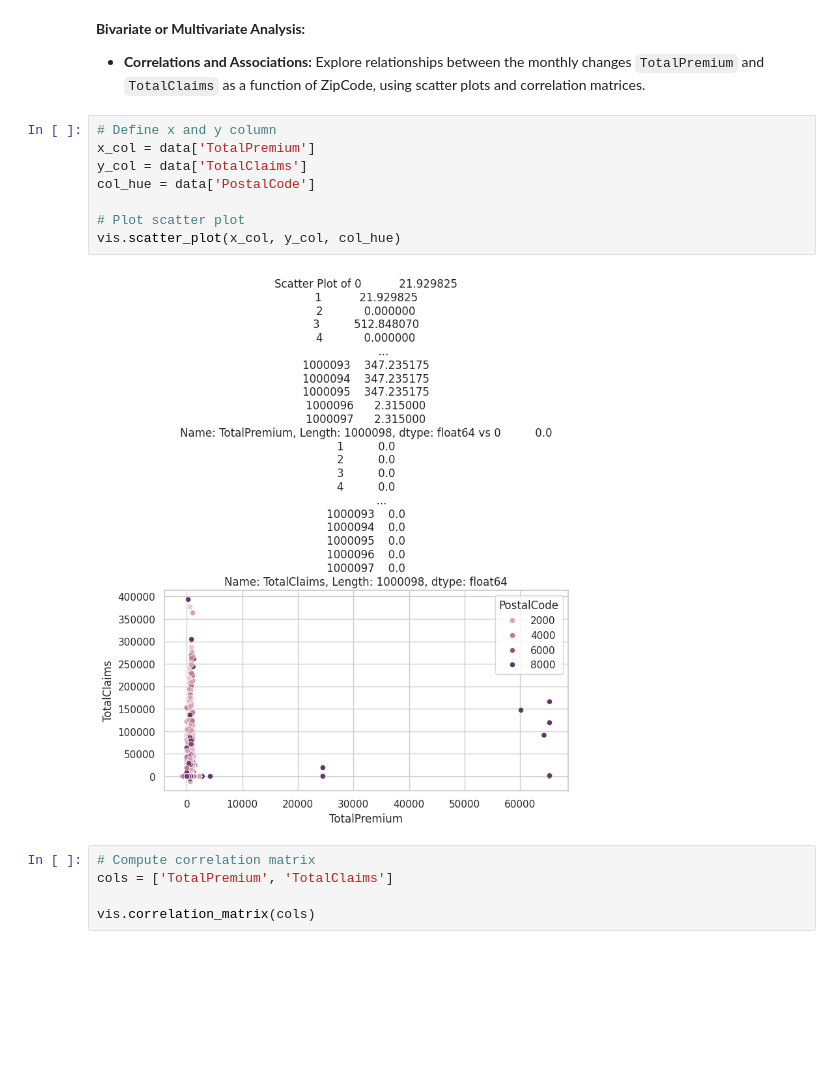
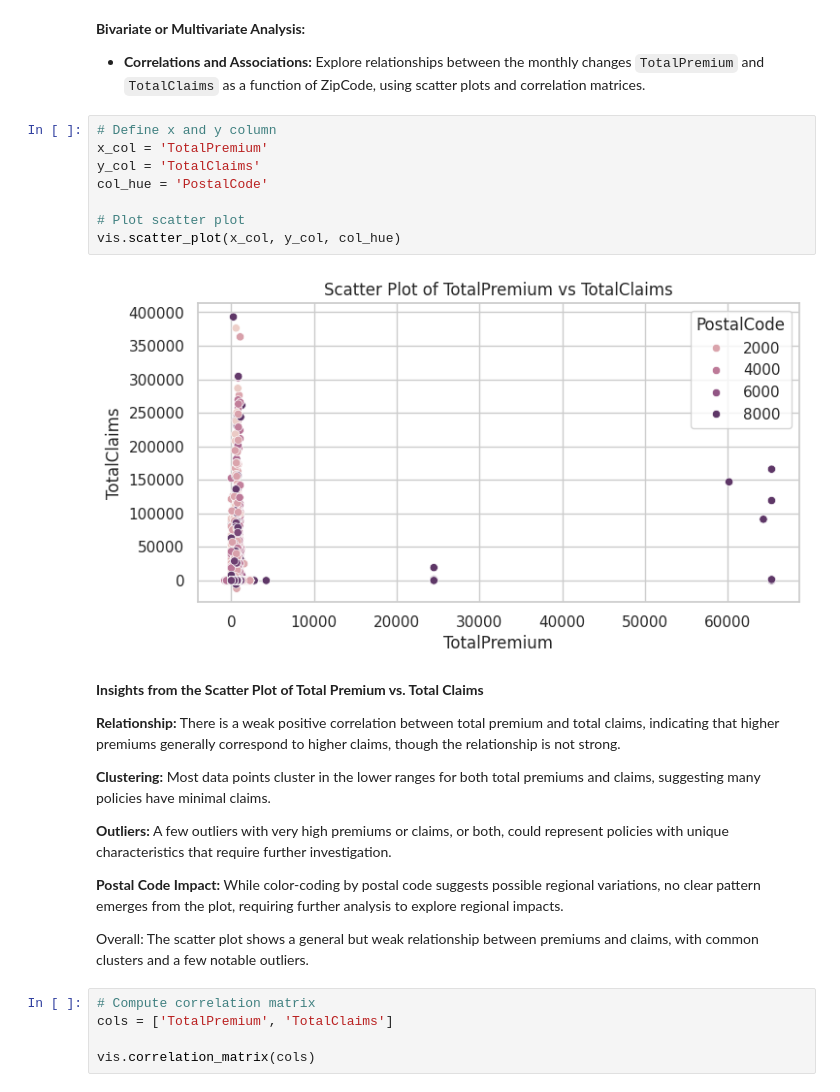
Before and after one commit to epythonlab/Car-Insurance-Risk-Analysis-and-Premium-Optimization, a Jupyter notebook: notebooks/eda_notebook.ipynb, the cells around one changed output. Cells and saved outputs as stored; diff of their text form; blank space fills up the shorter version.

Commit message:
visualization of eda updated

```diff
--- a/notebooks/eda_notebook.ipynb
+++ b/notebooks/eda_notebook.ipynb
@@ -274,14 +274,28 @@ Overall, these distributions reveal a wide range of policy values and premiums,
 - **Correlations and Associations:** Explore relationships between the monthly changes `TotalPremium` and `TotalClaims` as a function of ZipCode, using scatter plots and correlation matrices.
 # %%
 # Define x and y column
-x_col = data['TotalPremium']
-y_col = data['TotalClaims']
-col_hue = data['PostalCode']
+x_col = 'TotalPremium'
+y_col = 'TotalClaims'
+col_hue = 'PostalCode'
 
 # Plot scatter plot
 vis.scatter_plot(x_col, y_col, col_hue)
 # %% [output]
-[figure, old version]
+[figure, new version]
+# %% [markdown]
+
+
+**Insights from the Scatter Plot of Total Premium vs. Total Claims**
+
+**Relationship:** There is a weak positive correlation between total premium and total claims, indicating that higher premiums generally correspond to higher claims, though the relationship is not strong.
+
+**Clustering:** Most data points cluster in the lower ranges for both total premiums and claims, suggesting many policies have minimal claims.
+
+**Outliers:** A few outliers with very high premiums or claims, or both, could represent policies with unique characteristics that require further investigation.
+
+**Postal Code Impact:** While color-coding by postal code suggests possible regional variations, no clear pattern emerges from the plot, requiring further analysis to explore regional impacts.
+
+Overall: The scatter plot shows a general but weak relationship between premiums and claims, with common clusters and a few notable outliers.
 # %%
 # Compute correlation matrix
 cols = ['TotalPremium', 'TotalClaims']
```
Also changed, not shown: parts of 9 cells of this notebook, 1 other file.
